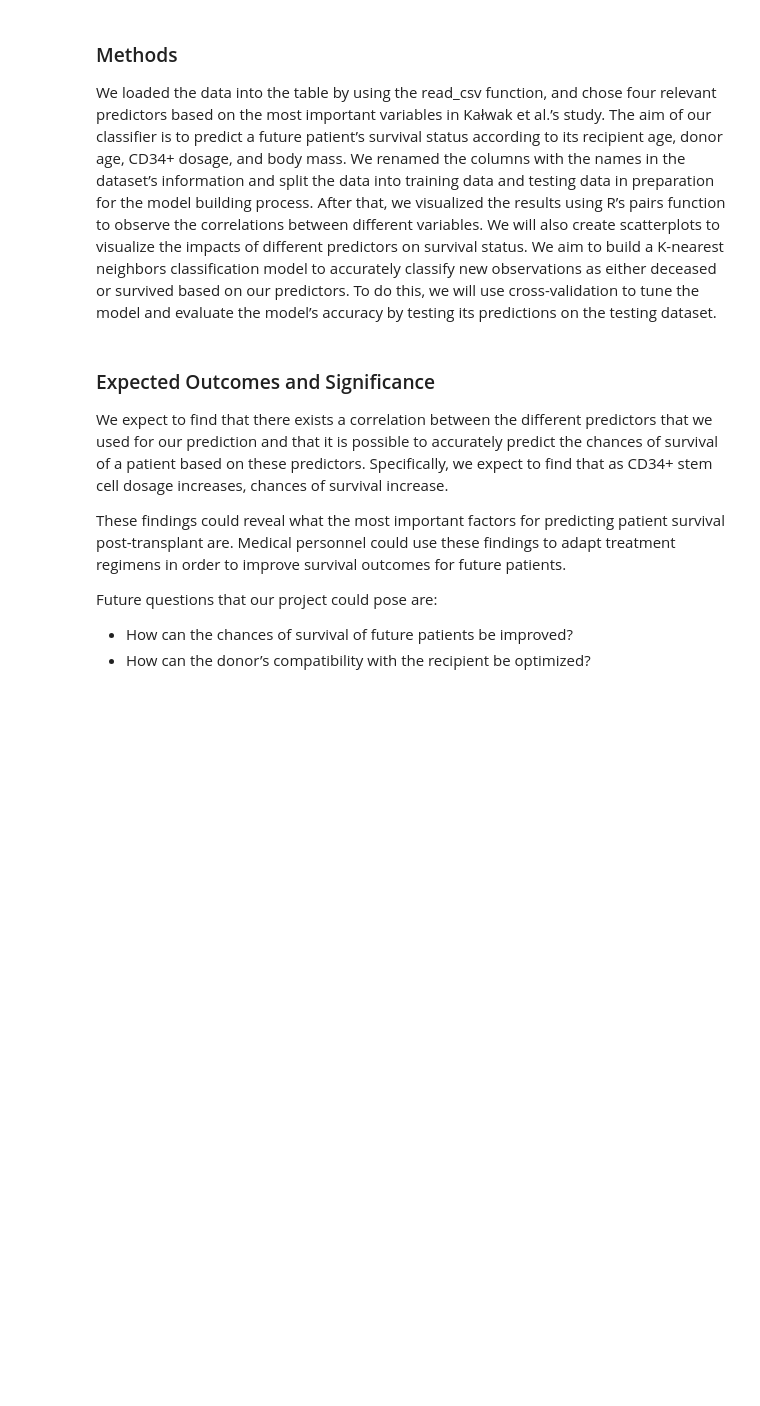
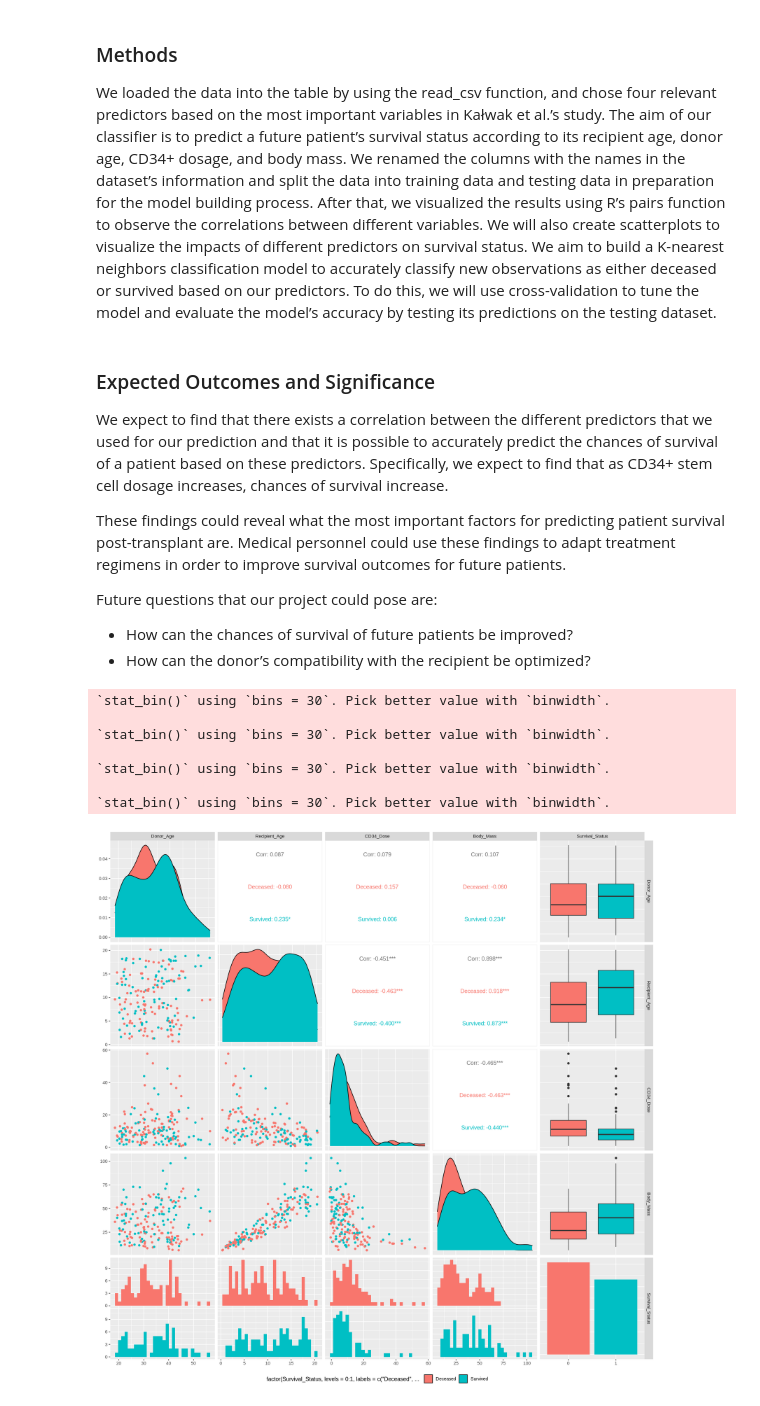
Before and after one commit to rishiiii3/dsci-100-2023S-group-67, a Jupyter notebook: Bone Marrow Analysis.ipynb, the cells around one changed output. Drawn from its saved outputs; the diff is of its cells as text; code cells hidden in the pictures; blank space fills up the shorter version.

Commit message:
added ggpairs

```diff
--- a/Bone Marrow Analysis.ipynb
+++ b/Bone Marrow Analysis.ipynb
@@ -171,0 +181,14 @@ Future questions that our project could pose are:
+# %%
+bone_marrow_clean |> ggpairs( legend = 1,
+                   aes(color = factor(Survival_Status, levels = 0:1, labels = c("Deceased", "Survived")))) +
+  theme(legend.position = "bottom") +
+  labs(color = "Survival Status")
+# %% [output]
+`stat_bin()` using `bins = 30`. Pick better value with `binwidth`.
+
+`stat_bin()` using `bins = 30`. Pick better value with `binwidth`.
+
+`stat_bin()` using `bins = 30`. Pick better value with `binwidth`.
+
+`stat_bin()` using `bins = 30`. Pick better value with `binwidth`.
+[figure, added]
```
Also changed, not shown: parts of 4 cells of this notebook.
